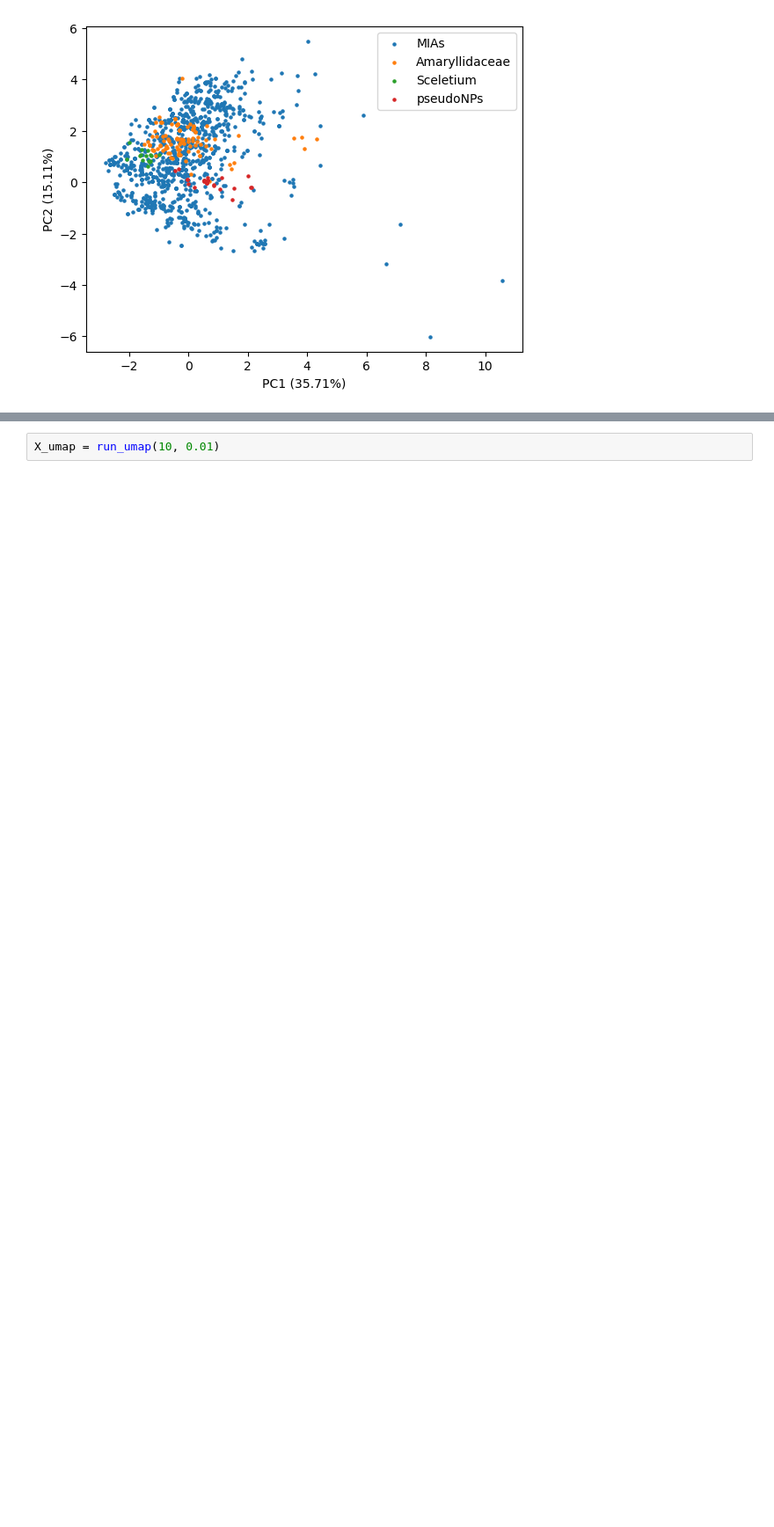
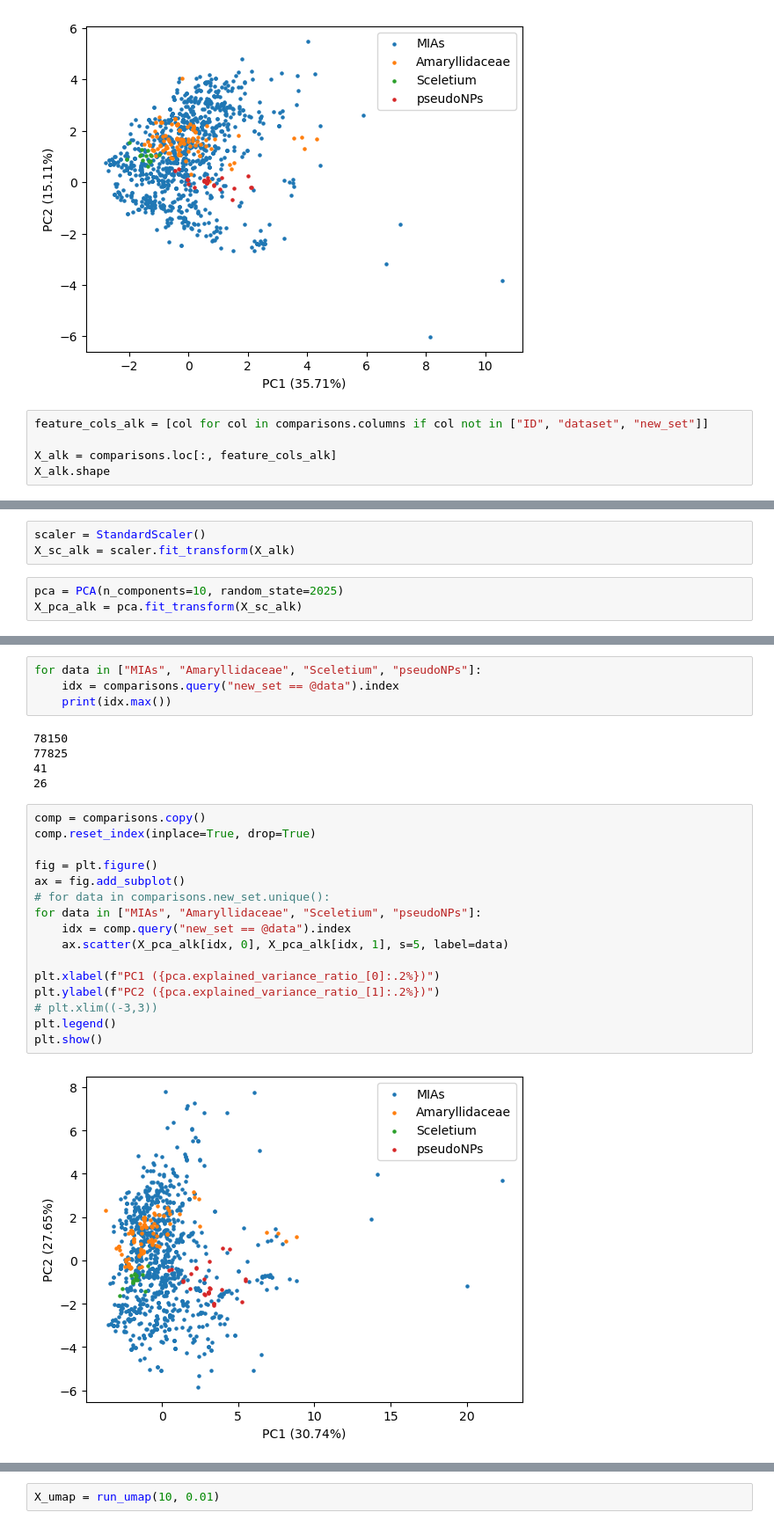
Before and after one commit to BernalFA/2025_Greiner_PseudoNPs, a Jupyter notebook: notebooks/1.04-fb-pca_umap.ipynb, the cells around one changed output, grey strips where cells are left out. Shown at 88% size. Saved outputs shown, nothing was run; the diff lists cells and outputs as text; blank space fills up the shorter version.

Commit message:
add additional custom plots

```diff
--- a/notebooks/1.04-fb-pca_umap.ipynb
+++ b/notebooks/1.04-fb-pca_umap.ipynb
@@ -120,3 +120,8 @@ plt.legend()
 plt.show()
 # %% [output]
 [figure]
+# %%
+feature_cols_alk = [col for col in comparisons.columns if col not in ["ID", "dataset", "new_set"]]
+
+X_alk = comparisons.loc[:, feature_cols_alk]
+X_alk.shape
@@ -122,0 +130,6 @@ plt.show()
+# %%
+scaler = StandardScaler()
+X_sc_alk = scaler.fit_transform(X_alk)
+# %%
+pca = PCA(n_components=10, random_state=2025)
+X_pca_alk = pca.fit_transform(X_sc_alk)
@@ -122,0 +141,27 @@ plt.show()
+# %%
+for data in ["MIAs", "Amaryllidaceae", "Sceletium", "pseudoNPs"]:
+    idx = comparisons.query("new_set == @data").index
+    print(idx.max())
+# %% [output]
+78150
+77825
+41
+26
+# %%
+comp = comparisons.copy()
+comp.reset_index(inplace=True, drop=True)
+
+fig = plt.figure()
+ax = fig.add_subplot()
+# for data in comparisons.new_set.unique():
+for data in ["MIAs", "Amaryllidaceae", "Sceletium", "pseudoNPs"]:
+    idx = comp.query("new_set == @data").index
+    ax.scatter(X_pca_alk[idx, 0], X_pca_alk[idx, 1], s=5, label=data)
+
+plt.xlabel(f"PC1 ({pca.explained_variance_ratio_[0]:.2%})")
+plt.ylabel(f"PC2 ({pca.explained_variance_ratio_[1]:.2%})")
+# plt.xlim((-3,3))
+plt.legend()
+plt.show()
+# %% [output]
+[figure, added]
```
Also changed, not shown: parts of 11 cells of this notebook, 7 other files.
